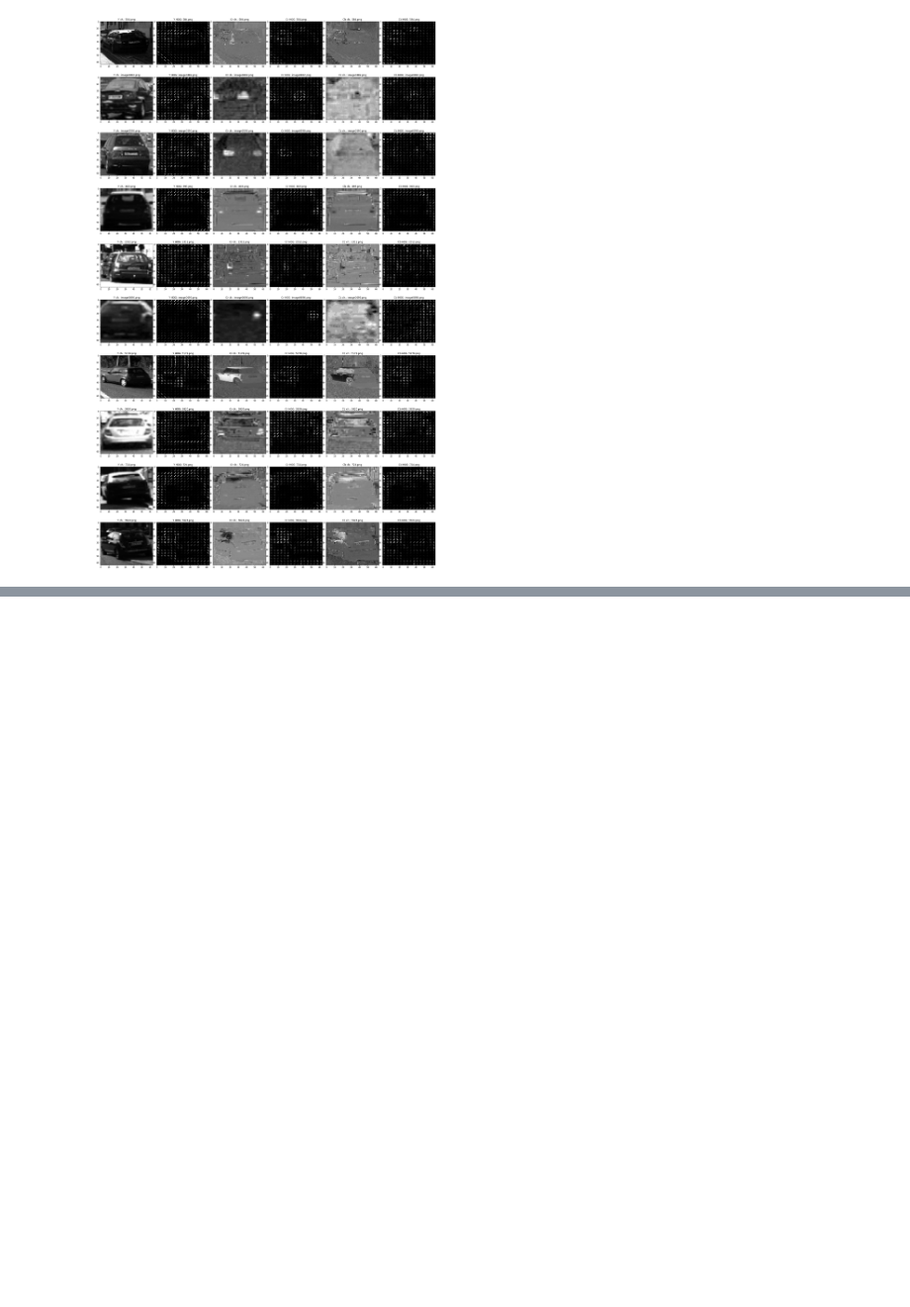
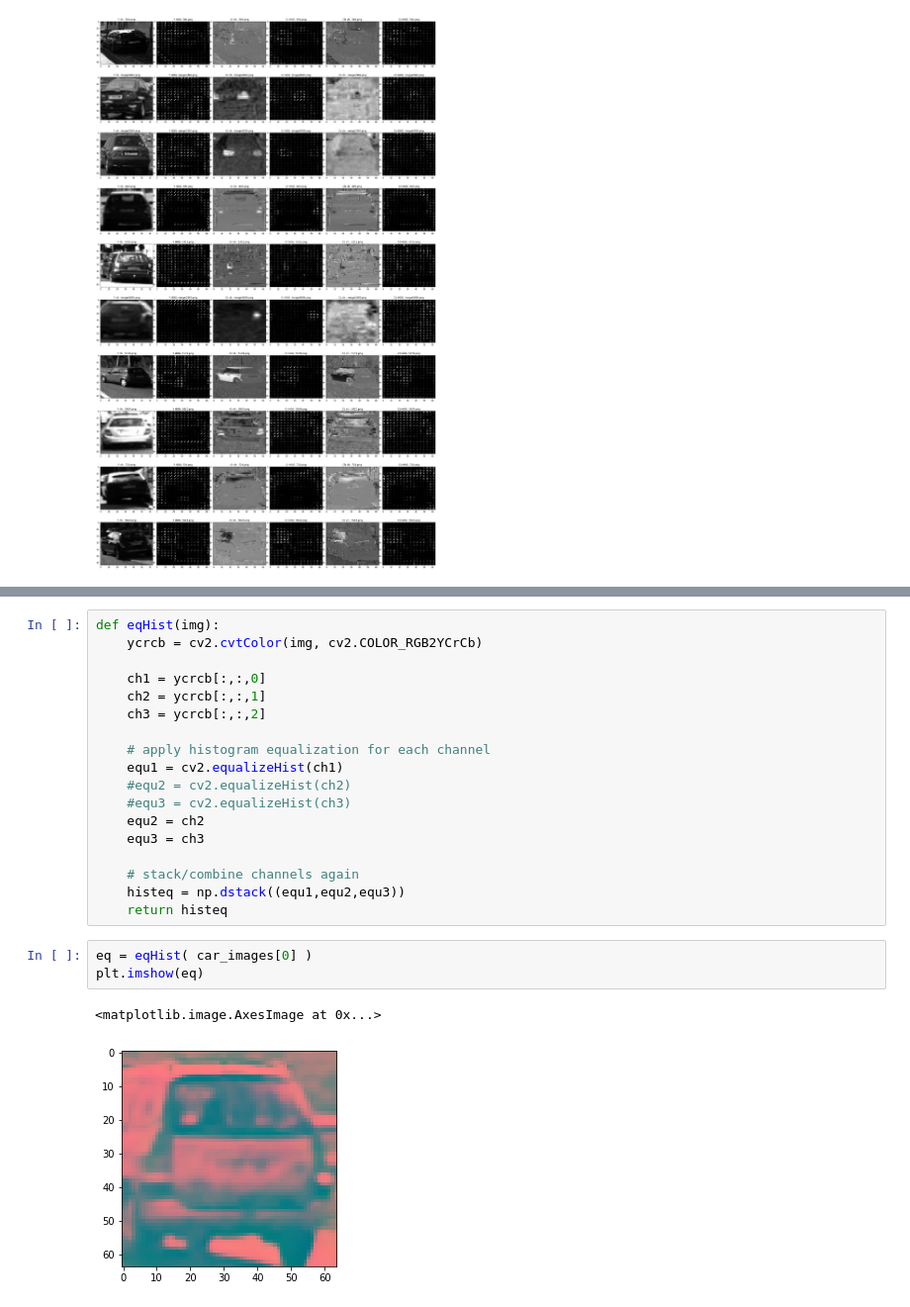
Before and after one commit to scrambleegg7/SelfCar, a Jupyter notebook: CarND-Vehicle-Detection/vehicle_detect_exploration.ipynb, the cells around one changed output, grey strips where cells are left out. Shown at 99% size. Cells and saved outputs as stored; diff of their text form; blank space fills up the shorter version.

```diff
--- a/CarND-Vehicle-Detection/vehicle_detect_exploration.ipynb
+++ b/CarND-Vehicle-Detection/vehicle_detect_exploration.ipynb
@@ -306,0 +386,24 @@ answers[0]
+# %%
+def eqHist(img):
+    ycrcb = cv2.cvtColor(img, cv2.COLOR_RGB2YCrCb)
+
+    ch1 = ycrcb[:,:,0]
+    ch2 = ycrcb[:,:,1]
+    ch3 = ycrcb[:,:,2]
+
+    # apply histogram equalization for each channel
+    equ1 = cv2.equalizeHist(ch1)
+    #equ2 = cv2.equalizeHist(ch2)
+    #equ3 = cv2.equalizeHist(ch3)
+    equ2 = ch2
+    equ3 = ch3
+
+    # stack/combine channels again
+    histeq = np.dstack((equ1,equ2,equ3))
+    return histeq
+# %%
+eq = eqHist( car_images[0] )
+plt.imshow(eq)
+# %% [output]
+<matplotlib.image.AxesImage at 0x...>
+[figure, added]
```
Also changed, not shown: parts of 18 cells of this notebook, 4 other files.
